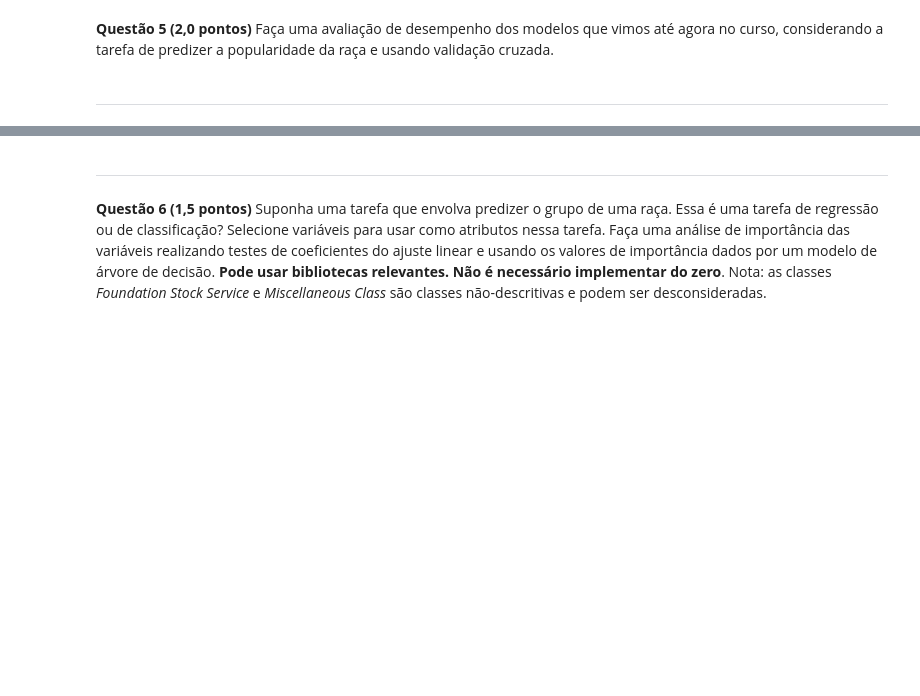
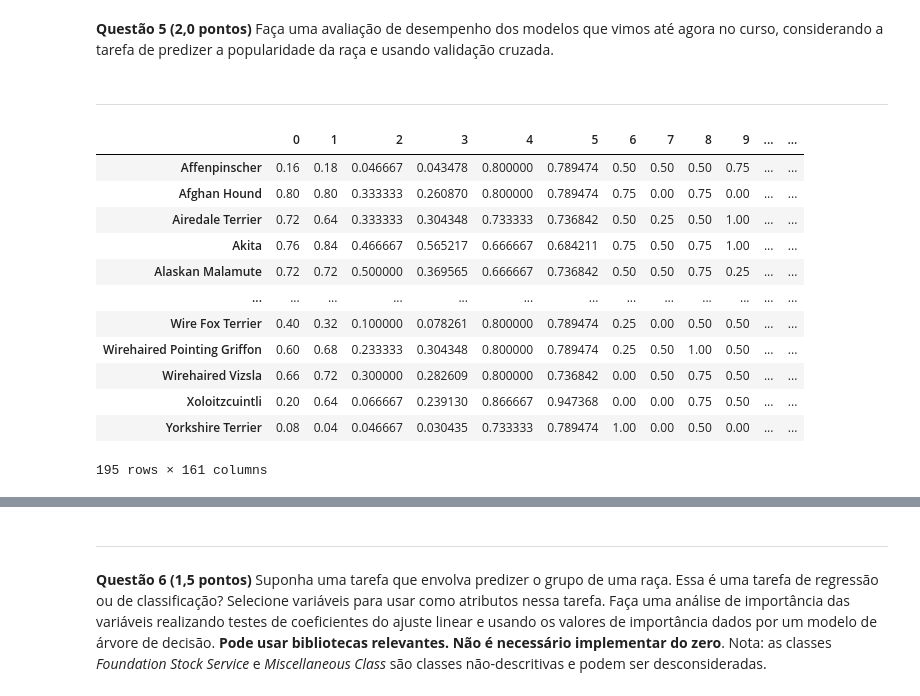
Before and after one commit to ItamarRocha/Machine-Learning-and-Data-Analysis, a Jupyter notebook: practice/courses/Machine-Learning UFPB 2020.1/TEST1/1-prova-2020..ipynb, the cells around one changed output, grey strips where cells are left out. Cells and saved outputs as stored; diff of their text form; code cells hidden in the pictures; blank space fills up the shorter version.

```diff
--- a/practice/courses/Machine-Learning UFPB 2020.1/TEST1/1-prova-2020..ipynb
+++ b/practice/courses/Machine-Learning UFPB 2020.1/TEST1/1-prova-2020..ipynb
@@ -450,0 +449,17 @@ pass
+# %%
+data = pd.DataFrame(X, index=y.index).join(y)
+data
+# %% [output]
+|  | 0 | 1 | 2 | 3 | 4 | 5 | 6 | 7 | 8 | 9 | ... | ... |
+| Affenpinscher | 0.16 | 0.18 | 0.046667 | 0.043478 | 0.800000 | 0.789474 | 0.50 | 0.50 | 0.50 | 0.75 | ... | ... |
+| Afghan Hound | 0.80 | 0.80 | 0.333333 | 0.260870 | 0.800000 | 0.789474 | 0.75 | 0.00 | 0.75 | 0.00 | ... | ... |
+| Airedale Terrier | 0.72 | 0.64 | 0.333333 | 0.304348 | 0.733333 | 0.736842 | 0.50 | 0.25 | 0.50 | 1.00 | ... | ... |
+| Akita | 0.76 | 0.84 | 0.466667 | 0.565217 | 0.666667 | 0.684211 | 0.75 | 0.50 | 0.75 | 1.00 | ... | ... |
+| Alaskan Malamute | 0.72 | 0.72 | 0.500000 | 0.369565 | 0.666667 | 0.736842 | 0.50 | 0.50 | 0.75 | 0.25 | ... | ... |
+| ... | ... | ... | ... | ... | ... | ... | ... | ... | ... | ... | ... | ... |
+| Wire Fox Terrier | 0.40 | 0.32 | 0.100000 | 0.078261 | 0.800000 | 0.789474 | 0.25 | 0.00 | 0.50 | 0.50 | ... | ... |
+| Wirehaired Pointing Griffon | 0.60 | 0.68 | 0.233333 | 0.304348 | 0.800000 | 0.789474 | 0.25 | 0.50 | 1.00 | 0.50 | ... | ... |
+| Wirehaired Vizsla | 0.66 | 0.72 | 0.300000 | 0.282609 | 0.800000 | 0.736842 | 0.00 | 0.50 | 0.75 | 0.50 | ... | ... |
+| Xoloitzcuintli | 0.20 | 0.64 | 0.066667 | 0.239130 | 0.866667 | 0.947368 | 0.00 | 0.00 | 0.75 | 0.50 | ... | ... |
+| Yorkshire Terrier | 0.08 | 0.04 | 0.046667 | 0.030435 | 0.733333 | 0.789474 | 1.00 | 0.00 | 0.50 | 0.00 | ... | ... |
+195 rows × 161 columns
```
Also changed, not shown: parts of 20 cells of this notebook.
